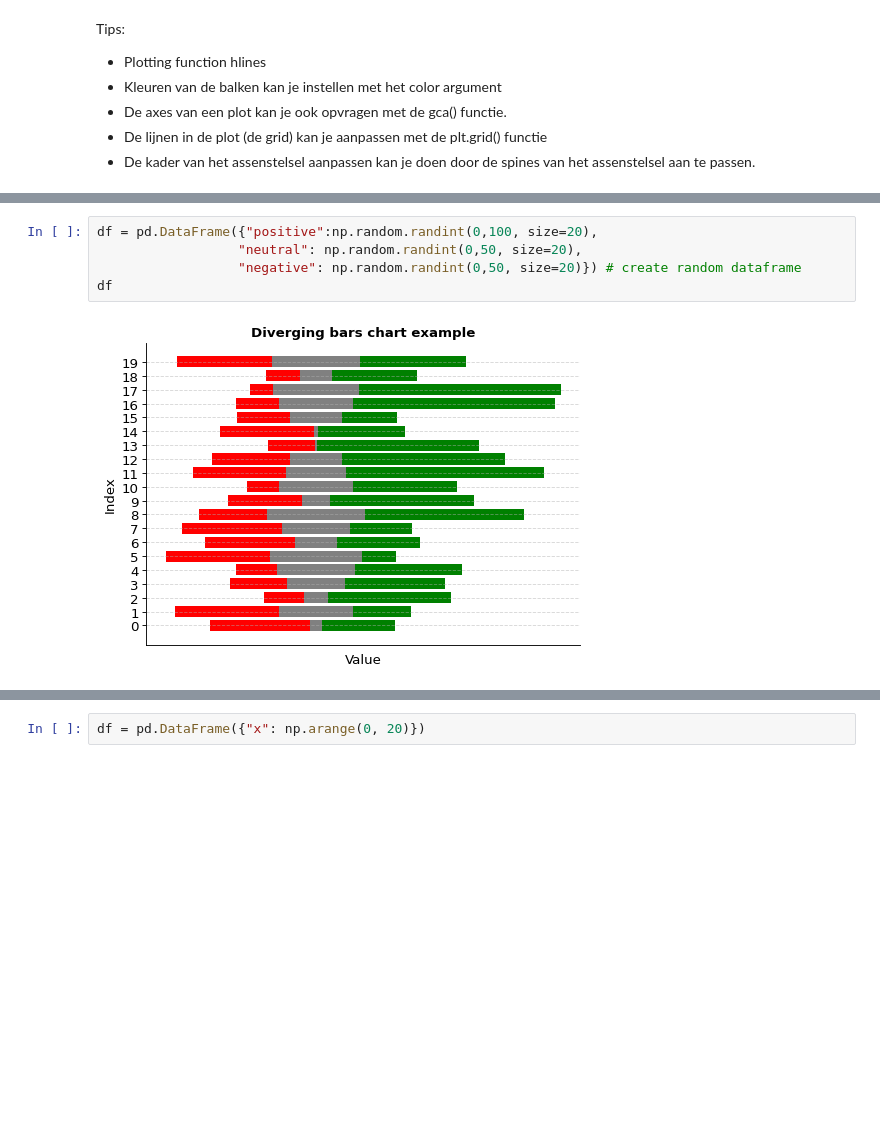
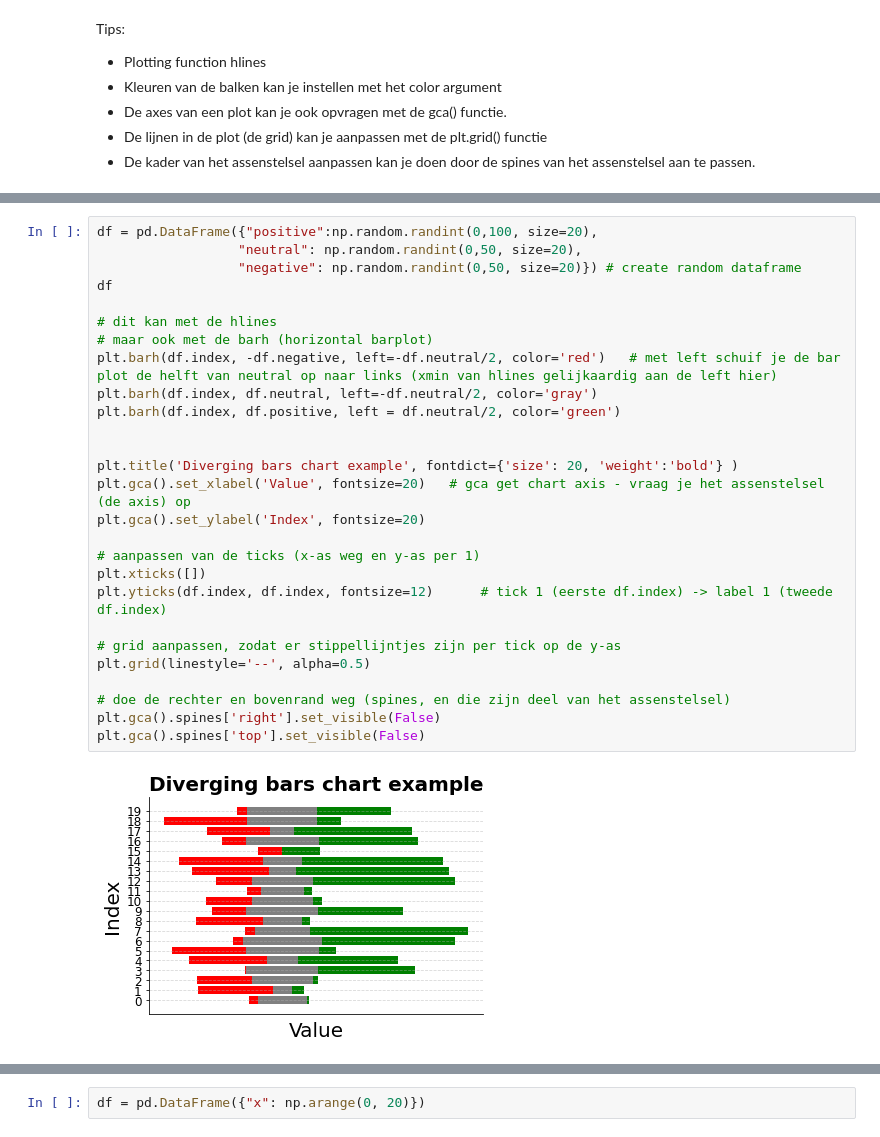
Before and after one commit to OdiseeDataScience2324/Leerstof, a Jupyter notebook: Week 5/DataVisualisation.ipynb, the cells around one changed output, grey strips where cells are left out. Drawn from its saved outputs; the diff is of its cells as text; blank space fills up the shorter version.

```diff
--- a/Week 5/DataVisualisation.ipynb
+++ b/Week 5/DataVisualisation.ipynb
@@ -60,10 +117,32 @@ Maak nu door gebruik te maken van de barh functie onderstaande figuur zo goed mo
 # %%
 df = pd.DataFrame({"positive":np.random.randint(0,100, size=20),
                   "neutral": np.random.randint(0,50, size=20),
                   "negative": np.random.randint(0,50, size=20)}) # create random dataframe
 df
+
+# dit kan met de hlines
+# maar ook met de barh (horizontal barplot)
+plt.barh(df.index, -df.negative, left=-df.neutral/2, color='red')   # met left schuif je de bar plot de helft van neutral op naar links (xmin van hlines gelijkaardig aan de left hier)
+plt.barh(df.index, df.neutral, left=-df.neutral/2, color='gray')
+plt.barh(df.index, df.positive, left = df.neutral/2, color='green')
+
+
+plt.title('Diverging bars chart example', fontdict={'size': 20, 'weight':'bold'} )
+plt.gca().set_xlabel('Value', fontsize=20)   # gca get chart axis - vraag je het assenstelsel (de axis) op
+plt.gca().set_ylabel('Index', fontsize=20)
+
+# aanpassen van de ticks (x-as weg en y-as per 1)
+plt.xticks([])
+plt.yticks(df.index, df.index, fontsize=12)      # tick 1 (eerste df.index) -> label 1 (tweede df.index)
+
+# grid aanpassen, zodat er stippellijntjes zijn per tick op de y-as
+plt.grid(linestyle='--', alpha=0.5)
+
+# doe de rechter en bovenrand weg (spines, en die zijn deel van het assenstelsel)
+plt.gca().spines['right'].set_visible(False)
+plt.gca().spines['top'].set_visible(False)
 # %% [output]
-[figure, old version]
+[figure, new version]
 # %% [markdown]
 ### Line Surplus Deficit Filled
 
```
Also changed, not shown: parts of 8 cells of this notebook, 2 other files.
